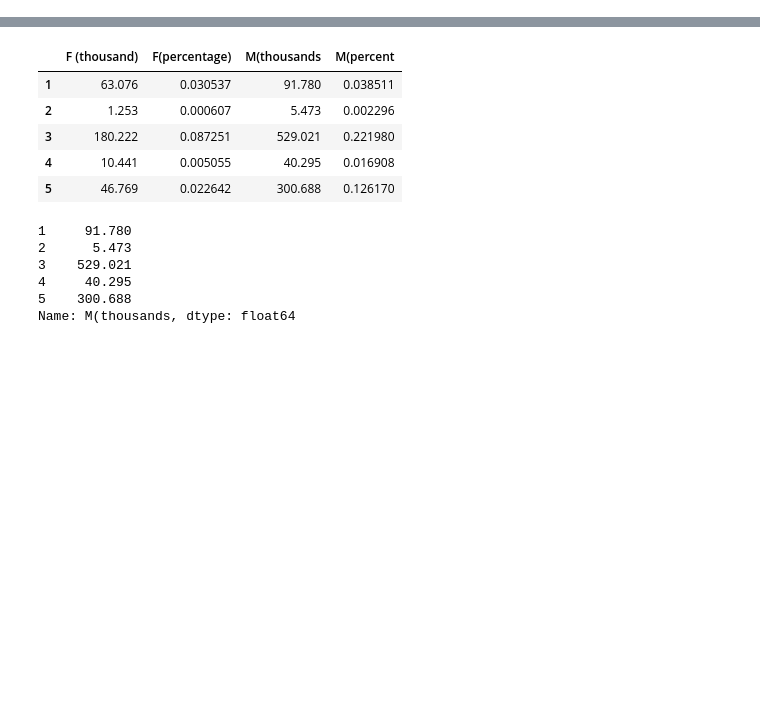
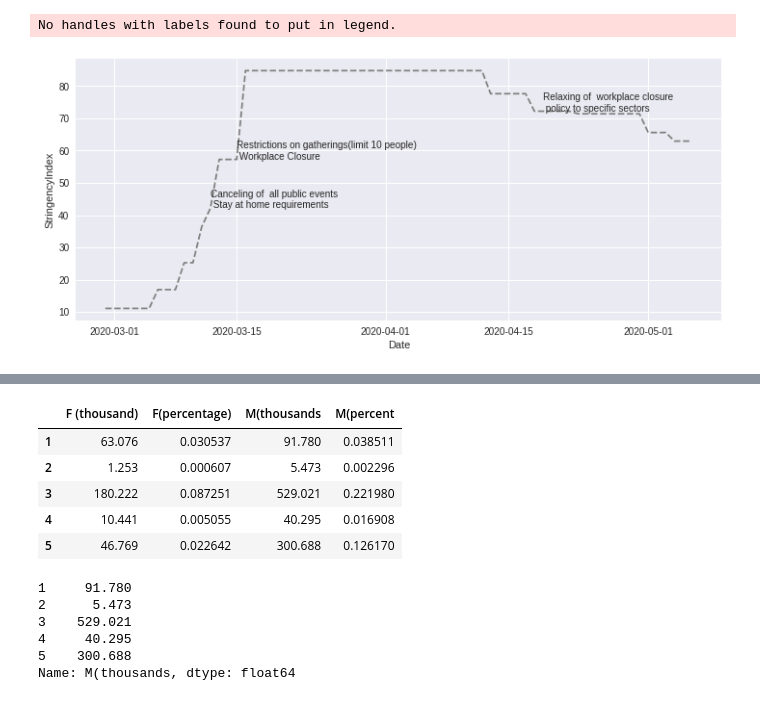
Before and after one commit to Gail529/Machine-Learning-, a Jupyter notebook: Austria.ipynb, the cells around one changed output, grey strips where cells are left out. Cells and saved outputs as stored; diff of their text form; code cells hidden in the pictures; blank space fills up the shorter version.

```diff
--- a/Austria.ipynb
+++ b/Austria.ipynb
@@ -36,0 +17,2 @@ memory usage: 1.1+ KB
+# %%
+policy=pd.read_excel('/content/Austria.xlsx',sheet_name='Sheet1')
@@ -37,3 +31,21 @@ memory usage: 1.1+ KB
+# %%
+string=policy['StringencyIndex']
+date=policy['Date']
+plt.style.use('seaborn')
+plt.figure(figsize=(12,5))
+plt.plot(date,string,color='grey',linestyle='dashed')
+plt.annotate('Canceling of  all public events  \n Stay at home requirements' ,(mdates.date2num(date[198]) ,(string[198] )  )  )
+plt.annotate('Restrictions on gatherings(limit 10 people) \n Workplace Closure' ,(mdates.date2num(date[201]) ,(string[200] )  )  )
+plt.annotate('Relaxing of  workplace closure \n policy to specific sectors' ,(mdates.date2num(date[236]) ,(string[236] )  )  )
+plt.annotate('' ,(mdates.date2num(date[201]) ,(string[200] )  )  )
+plt.xlabel('Date')
+plt.ylabel('StringencyIndex')
+plt.title('')
+plt.legend()
+plt.show()
+# %% [output]
+No handles with labels found to put in legend.
+[figure, added]
 # %%
 plt.style.use('seaborn')
 date=data['date']
```
Also changed, not shown: parts of 17 cells of this notebook.
